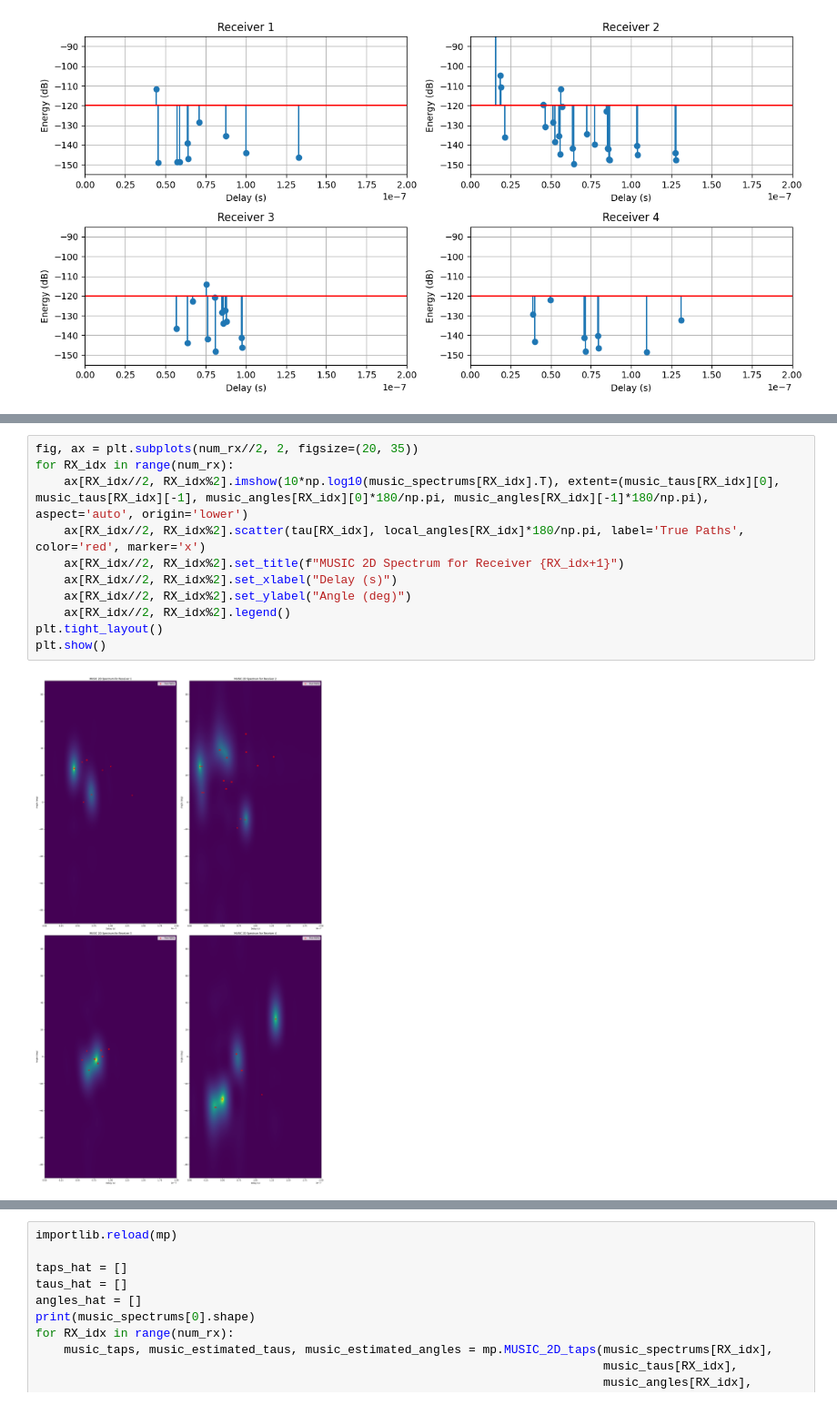
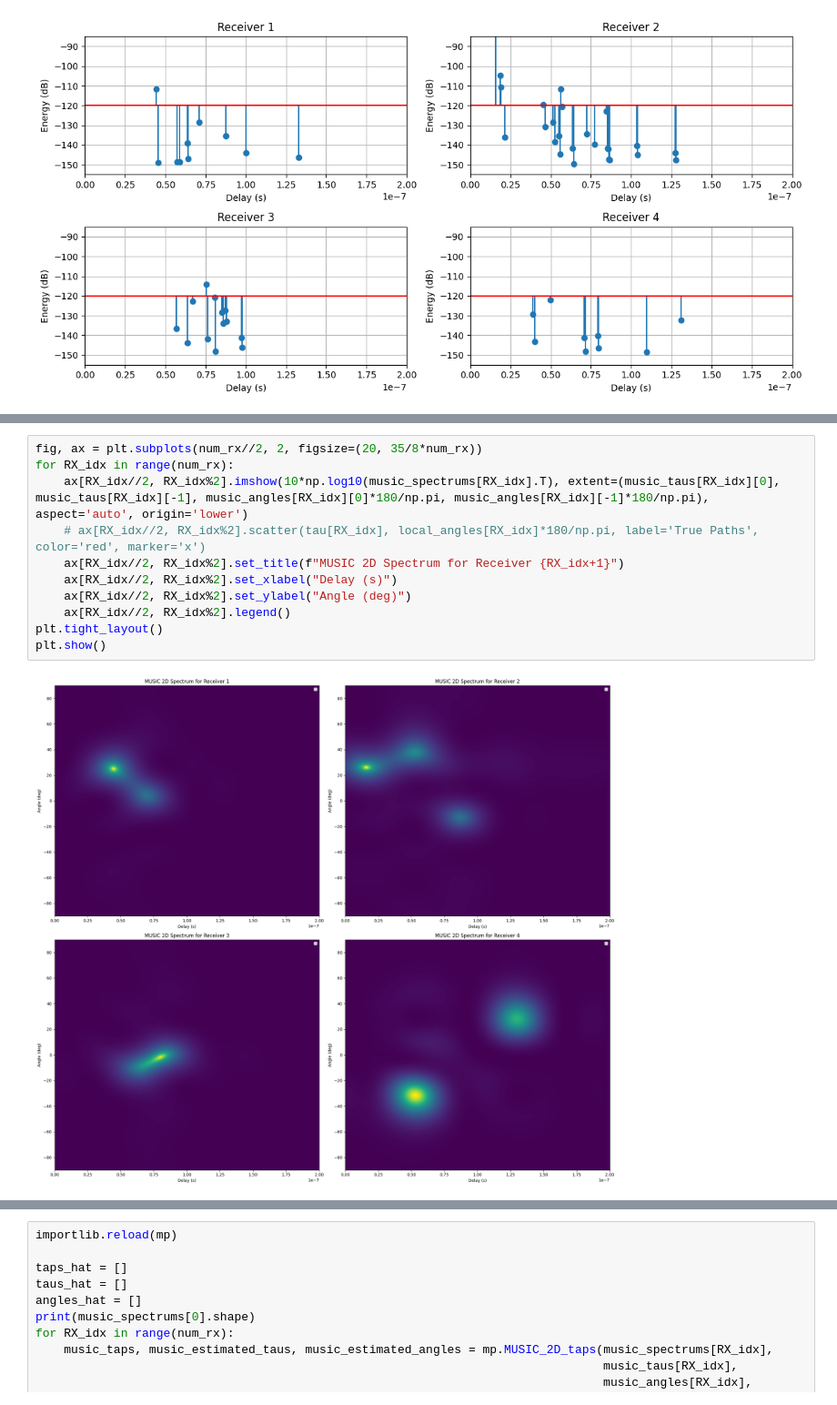
Before and after one commit to lraviart/RayTracing, a Jupyter notebook: Localization/Chain.ipynb, the cells around one changed output, grey strips where cells are left out. Shown at 91% size. Drawn from its saved outputs; the diff is of its cells as text.

```diff
--- a/Localization/Chain.ipynb
+++ b/Localization/Chain.ipynb
@@ -378,13 +377,13 @@ Eigenvalues around the threshold: [5.47286533e-11 3.72841942e-11 2.39747278e-11
 # %%
-fig, ax = plt.subplots(num_rx//2, 2, figsize=(20, 35))
+fig, ax = plt.subplots(num_rx//2, 2, figsize=(20, 35/8*num_rx))
 for RX_idx in range(num_rx):
     ax[RX_idx//2, RX_idx%2].imshow(10*np.log10(music_spectrums[RX_idx].T), extent=(music_taus[RX_idx][0], music_taus[RX_idx][-1], music_angles[RX_idx][0]*180/np.pi, music_angles[RX_idx][-1]*180/np.pi), aspect='auto', origin='lower')
-    ax[RX_idx//2, RX_idx%2].scatter(tau[RX_idx], local_angles[RX_idx]*180/np.pi, label='True Paths', color='red', marker='x')
+    # ax[RX_idx//2, RX_idx%2].scatter(tau[RX_idx], local_angles[RX_idx]*180/np.pi, label='True Paths', color='red', marker='x')
     ax[RX_idx//2, RX_idx%2].set_title(f"MUSIC 2D Spectrum for Receiver {RX_idx+1}")
     ax[RX_idx//2, RX_idx%2].set_xlabel("Delay (s)")
     ax[RX_idx//2, RX_idx%2].set_ylabel("Angle (deg)")
     ax[RX_idx//2, RX_idx%2].legend()
 plt.tight_layout()
 plt.show()
 # %% [output]
-[figure, old version]
+[figure, new version]
```
Also changed, not shown: parts of 11 cells of this notebook, 38 other files.
